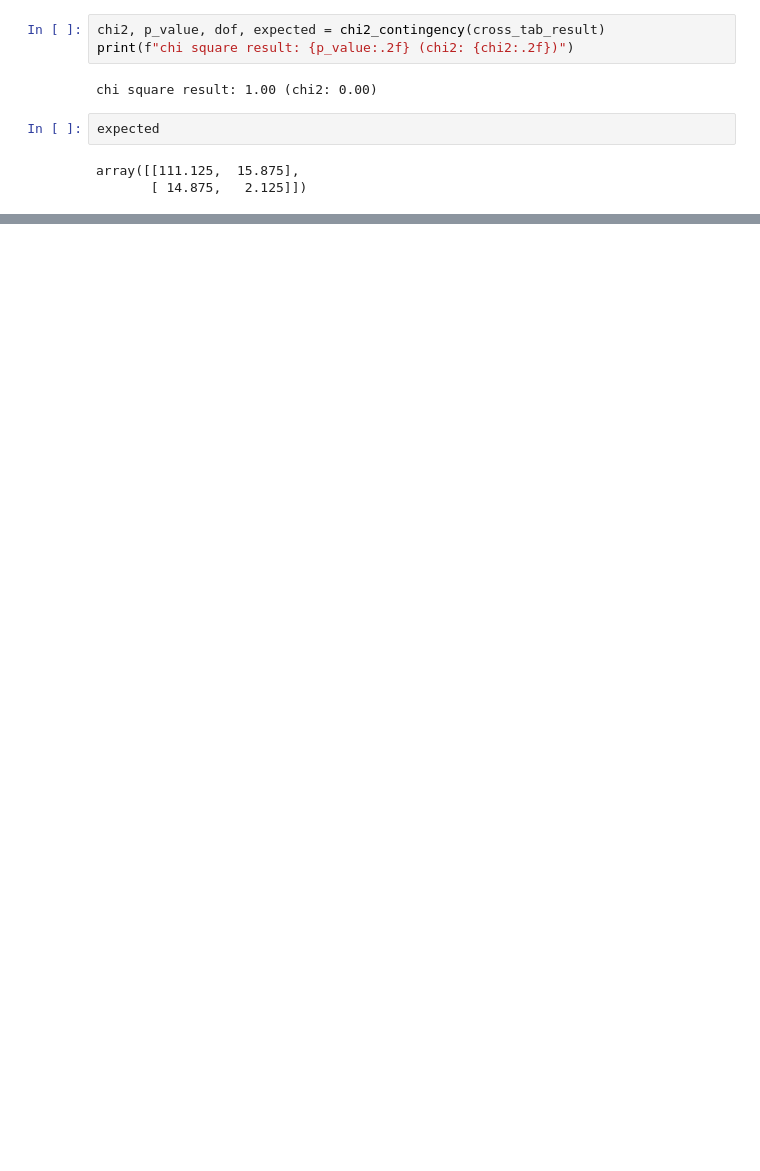
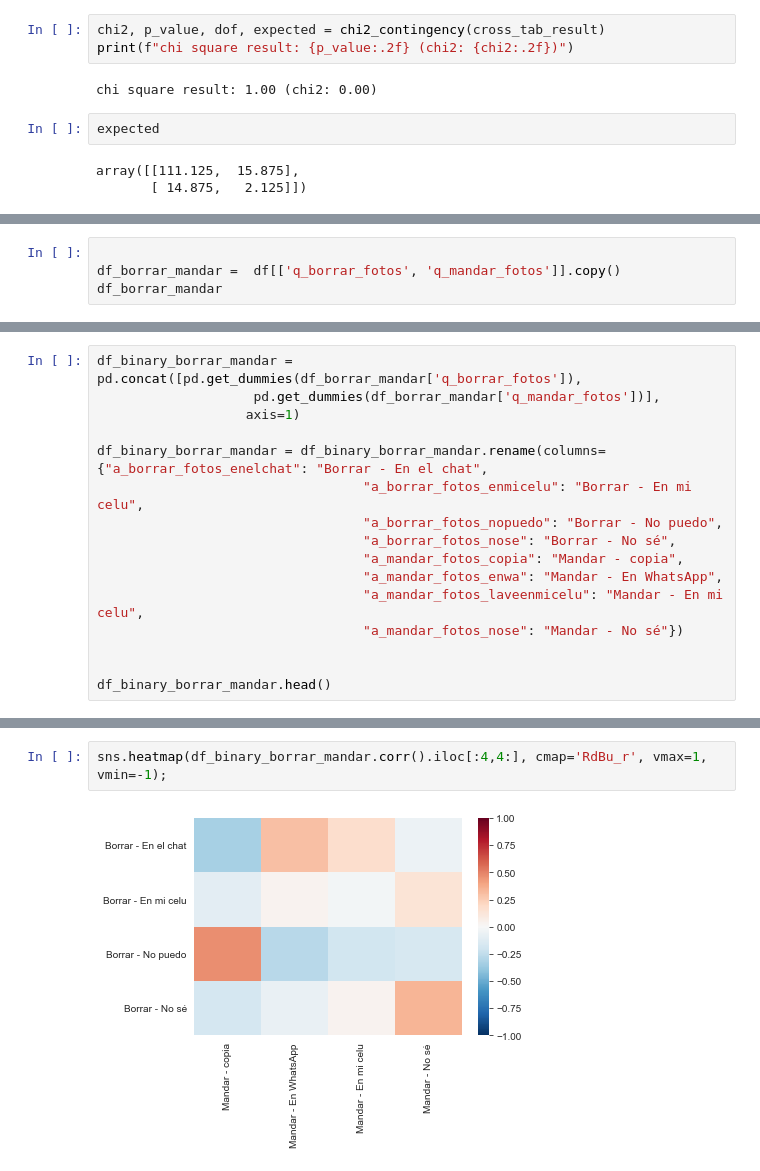
Before and after one commit to luparral/misconceptions, a Jupyter notebook: notebooks/Análisis exploratorio.ipynb, the cells around one changed output, grey strips where cells are left out. Cells and saved outputs as stored; diff of their text form; blank space fills up the shorter version.

```diff
--- a/notebooks/Análisis exploratorio.ipynb
+++ b/notebooks/Análisis exploratorio.ipynb
@@ -899,0 +968,4 @@ array([[111.125,  15.875],
+# %%
+
+df_borrar_mandar =  df[['q_borrar_fotos', 'q_mandar_fotos']].copy()
+df_borrar_mandar
@@ -899,0 +986,16 @@ array([[111.125,  15.875],
+# %%
+df_binary_borrar_mandar = pd.concat([pd.get_dummies(df_borrar_mandar['q_borrar_fotos']),
+                    pd.get_dummies(df_borrar_mandar['q_mandar_fotos'])],
+                   axis=1)
+
+df_binary_borrar_mandar = df_binary_borrar_mandar.rename(columns={"a_borrar_fotos_enelchat": "Borrar - En el chat",
+                                  "a_borrar_fotos_enmicelu": "Borrar - En mi celu",
+                                  "a_borrar_fotos_nopuedo": "Borrar - No puedo",
+                                  "a_borrar_fotos_nose": "Borrar - No sé",
+                                  "a_mandar_fotos_copia": "Mandar - copia",
+                                  "a_mandar_fotos_enwa": "Mandar - En WhatsApp",
+                                  "a_mandar_fotos_laveenmicelu": "Mandar - En mi celu",
+                                  "a_mandar_fotos_nose": "Mandar - No sé"})
+
+
+df_binary_borrar_mandar.head()
@@ -899,0 +1009,4 @@ array([[111.125,  15.875],
+# %%
+sns.heatmap(df_binary_borrar_mandar.corr().iloc[:4,4:], cmap='RdBu_r', vmax=1, vmin=-1);
+# %% [output]
+[figure, added]
```
Also changed, not shown: parts of 33 cells of this notebook.
